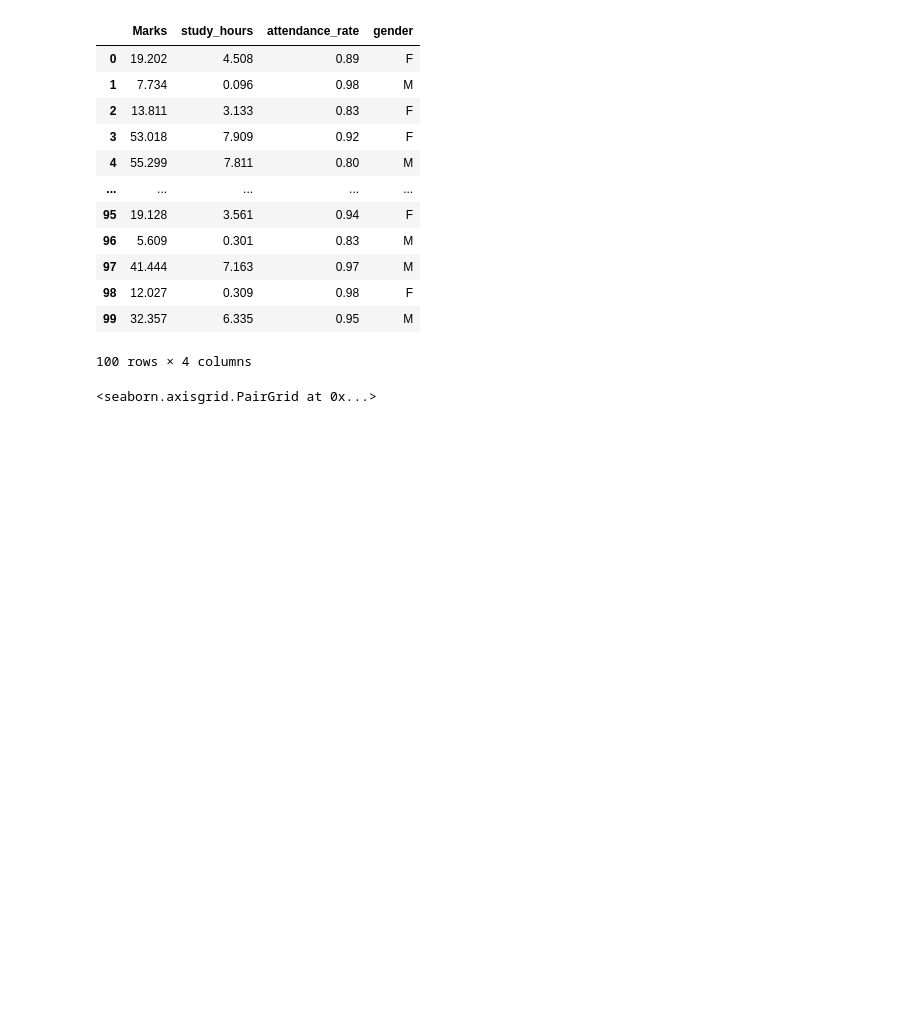
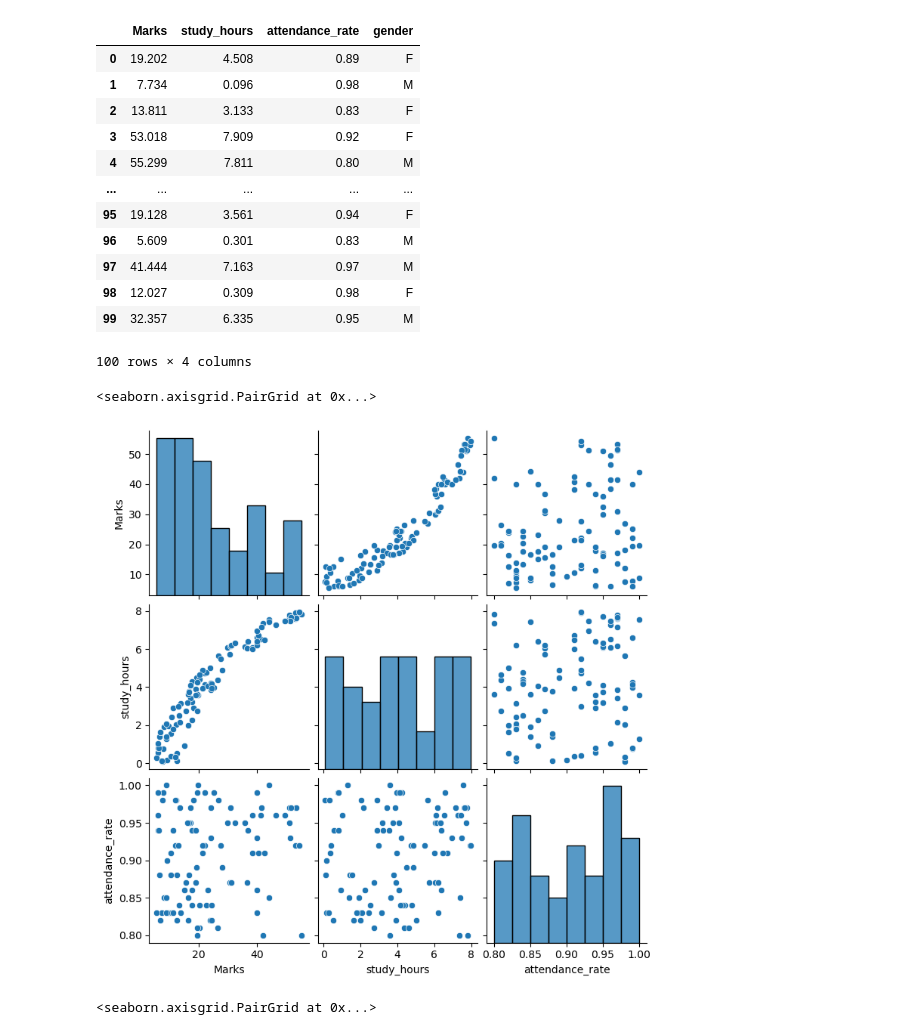
Before and after one commit to Shermin07/Python_ML, a Jupyter notebook: Modules/M16_Data_visualisation_Seaborn_plotly.ipynb, the cells around one changed output. Cells and saved outputs as stored; diff of their text form; code cells hidden in the pictures; blank space fills up the shorter version.

Commit message:
add pairplot and join plot

```diff
--- a/Modules/M16_Data_visualisation_Seaborn_plotly.ipynb
+++ b/Modules/M16_Data_visualisation_Seaborn_plotly.ipynb
@@ -296,6 +296,11 @@ student_marks
 | 98 | 12.027 | 0.309 | 0.98 | F |
 | 99 | 32.357 | 6.335 | 0.95 | M |
 100 rows × 4 columns
+# %%
+sns.pairplot(data=student_marks)
+# %% [output]
+<seaborn.axisgrid.PairGrid at 0x...>
+[figure, added]
 # %%
 sns.pairplot(data=student_marks,hue='gender')
 # %% [output]
```
Also changed, not shown: parts of 15 cells of this notebook.
